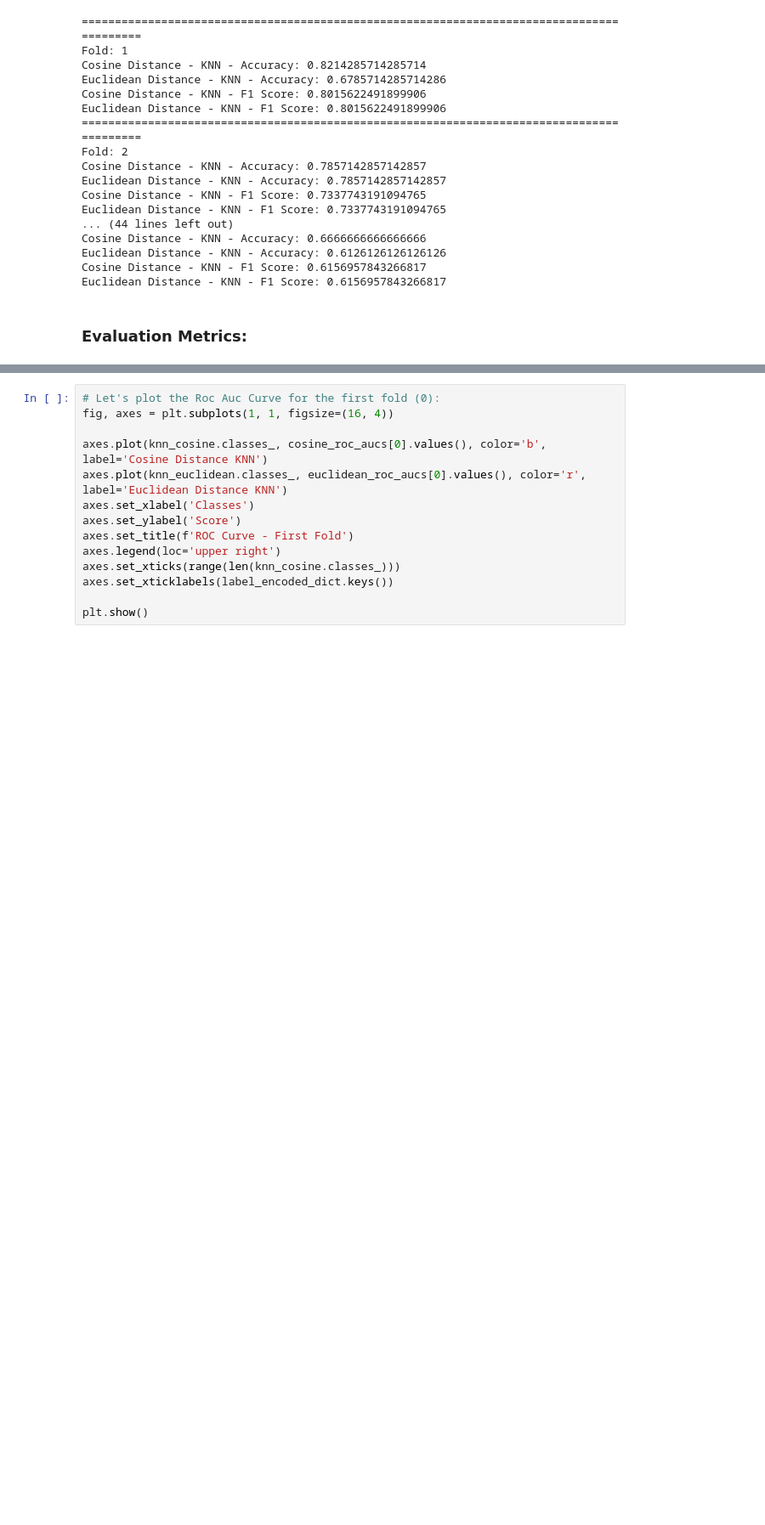
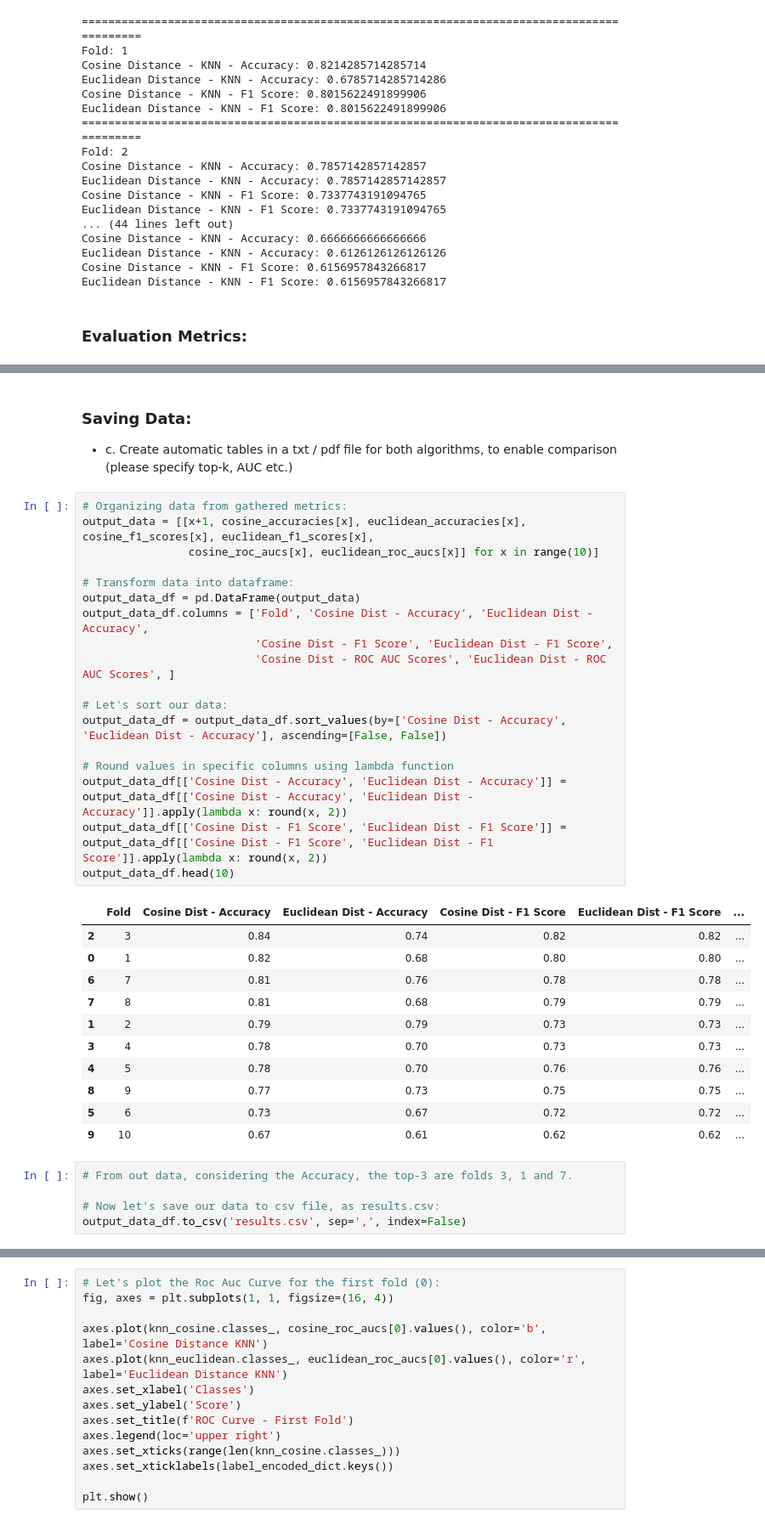
Before and after one commit to Mafeuz/ML_Test, a Jupyter notebook: ml_test_step_by_step.ipynb, the cells around one changed output, grey strips where cells are left out. Shown: that part at 85% size. Drawn from its saved outputs; the diff is of its cells as text; blank space fills up the shorter version.

Commit message:
Organized pdf file and outputs

```diff
--- a/ml_test_step_by_step.ipynb
+++ b/ml_test_step_by_step.ipynb
@@ -312,5 +312,43 @@ Average Euclidean Accuracy: 0.7
 ========================================================================================================================
 Average Cosine F1 score: 0.75
 Average Euclidean F1 score: 0.75
+# %% [markdown]
+### Saving Data:
+* c.	Create automatic tables in a txt / pdf file for both algorithms, to enable comparison (please specify top-k, AUC etc.)
+# %%
+# Organizing data from gathered metrics:
+output_data = [[x+1, cosine_accuracies[x], euclidean_accuracies[x], cosine_f1_scores[x], euclidean_f1_scores[x],
+                cosine_roc_aucs[x], euclidean_roc_aucs[x]] for x in range(10)]
+
+# Transform data into dataframe:
+output_data_df = pd.DataFrame(output_data)
+output_data_df.columns = ['Fold', 'Cosine Dist - Accuracy', 'Euclidean Dist - Accuracy',
+                          'Cosine Dist - F1 Score', 'Euclidean Dist - F1 Score',
+                          'Cosine Dist - ROC AUC Scores', 'Euclidean Dist - ROC AUC Scores', ]
+
+# Let's sort our data:
+output_data_df = output_data_df.sort_values(by=['Cosine Dist - Accuracy', 'Euclidean Dist - Accuracy'], ascending=[False, False])
+
+# Round values in specific columns using lambda function
+output_data_df[['Cosine Dist - Accuracy', 'Euclidean Dist - Accuracy']] = output_data_df[['Cosine Dist - Accuracy', 'Euclidean Dist - Accuracy']].apply(lambda x: round(x, 2))
+output_data_df[['Cosine Dist - F1 Score', 'Euclidean Dist - F1 Score']] = output_data_df[['Cosine Dist - F1 Score', 'Euclidean Dist - F1 Score']].apply(lambda x: round(x, 2))
+output_data_df.head(10)
+# %% [output]
+|  | Fold | Cosine Dist - Accuracy | Euclidean Dist - Accuracy | Cosine Dist - F1 Score | Euclidean Dist - F1 Score | ... |
+| 2 | 3 | 0.84 | 0.74 | 0.82 | 0.82 | ... |
+| 0 | 1 | 0.82 | 0.68 | 0.80 | 0.80 | ... |
+| 6 | 7 | 0.81 | 0.76 | 0.78 | 0.78 | ... |
+| 7 | 8 | 0.81 | 0.68 | 0.79 | 0.79 | ... |
+| 1 | 2 | 0.79 | 0.79 | 0.73 | 0.73 | ... |
+| 3 | 4 | 0.78 | 0.70 | 0.73 | 0.73 | ... |
+| 4 | 5 | 0.78 | 0.70 | 0.76 | 0.76 | ... |
+| 8 | 9 | 0.77 | 0.73 | 0.75 | 0.75 | ... |
+| 5 | 6 | 0.73 | 0.67 | 0.72 | 0.72 | ... |
+| 9 | 10 | 0.67 | 0.61 | 0.62 | 0.62 | ... |
+# %%
+# From out data, considering the Accuracy, the top-3 are folds 3, 1 and 7.
+
+# Now let's save our data to csv file, as results.csv:
+output_data_df.to_csv('results.csv', sep=',', index=False)
 # %% [markdown]
 ### Roc Auc Curve:
```
Also changed, not shown: parts of 7 cells of this notebook, 2 other files.
